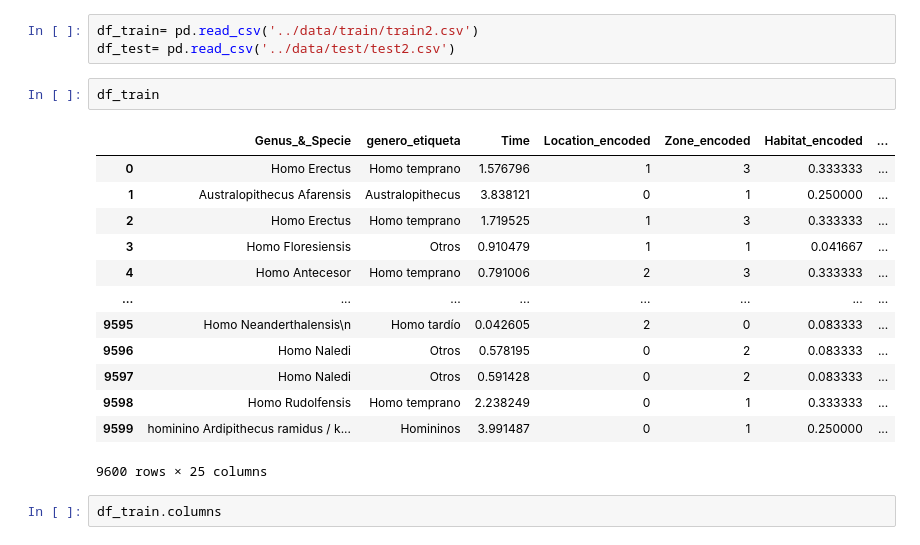
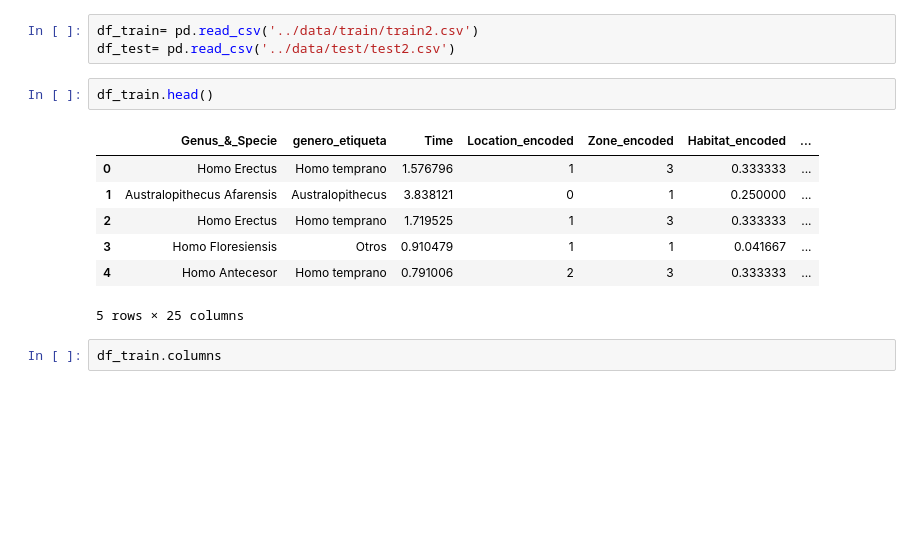
Before and after one commit to Teret90/Hominid-Classification-Model-with-Streamlit-Integration, a Jupyter notebook: notebooks/Proyecto_ML_modelos_df2_RF.ipynb, the cells around one changed output. Drawn from its saved outputs; the diff is of its cells as text; blank space fills up the shorter version.

```diff
--- a/notebooks/Proyecto_ML_modelos_df2_RF.ipynb
+++ b/notebooks/Proyecto_ML_modelos_df2_RF.ipynb
@@ -77,21 +77,15 @@ test_df.to_csv('../data/test/test2.csv', index=False)
 df_train= pd.read_csv('../data/train/train2.csv')
 df_test= pd.read_csv('../data/test/test2.csv')
 # %%
-df_train
+df_train.head()
 # %% [output]
 |  | Genus_&_Specie | genero_etiqueta | Time | Location_encoded | Zone_encoded | Habitat_encoded | ... |
 | 0 | Homo Erectus | Homo temprano | 1.576796 | 1 | 3 | 0.333333 | ... |
 | 1 | Australopithecus Afarensis | Australopithecus | 3.838121 | 0 | 1 | 0.250000 | ... |
 | 2 | Homo Erectus | Homo temprano | 1.719525 | 1 | 3 | 0.333333 | ... |
 | 3 | Homo Floresiensis | Otros | 0.910479 | 1 | 1 | 0.041667 | ... |
 | 4 | Homo Antecesor | Homo temprano | 0.791006 | 2 | 3 | 0.333333 | ... |
-| ... | ... | ... | ... | ... | ... | ... | ... |
-| 9595 | Homo Neanderthalensis\n | Homo tardío | 0.042605 | 2 | 0 | 0.083333 | ... |
-| 9596 | Homo Naledi | Otros | 0.578195 | 0 | 2 | 0.083333 | ... |
-| 9597 | Homo Naledi | Otros | 0.591428 | 0 | 2 | 0.083333 | ... |
-| 9598 | Homo Rudolfensis | Homo temprano | 2.238249 | 0 | 1 | 0.333333 | ... |
-| 9599 | hominino Ardipithecus ramidus / k... | Homininos | 3.991487 | 0 | 1 | 0.250000 | ... |
-9600 rows × 25 columns
+5 rows × 25 columns
 # %%
 df_train.columns
 # %% [output]
```
Also changed, not shown: parts of 14 cells of this notebook, 7 other files.
